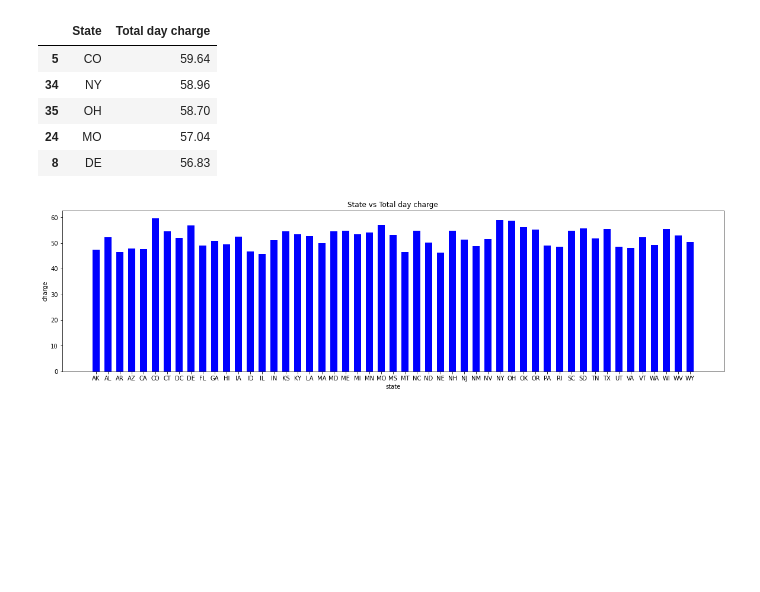
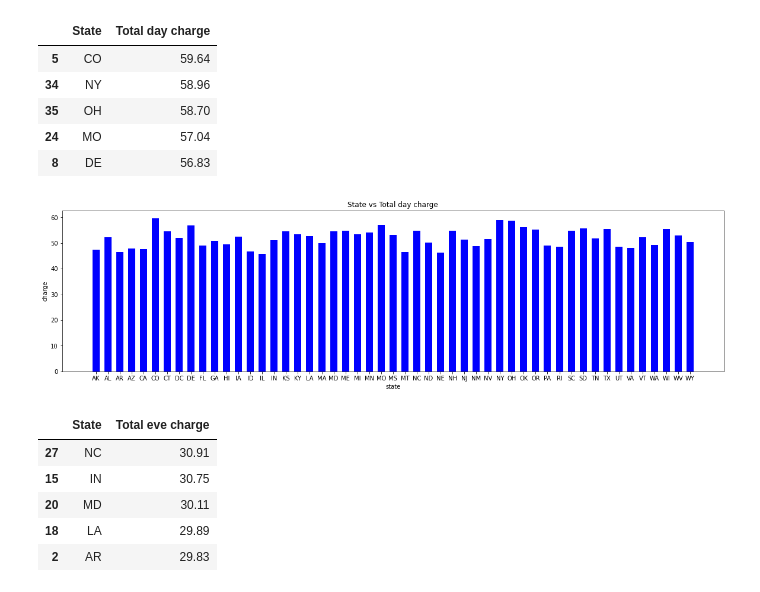
Before and after one commit to shobhi1998/Telecom-Churn-Analysis, a Jupyter notebook: Telecom_Churn_Analysis_Capstone_Project_(1).ipynb, the cells around one changed output. Saved outputs shown, nothing was run; the diff lists cells and outputs as text; code cells hidden in the pictures; blank space fills up the shorter version.

```diff
--- a/Telecom_Churn_Analysis_Capstone_Project_(1).ipynb
+++ b/Telecom_Churn_Analysis_Capstone_Project_(1).ipynb
@@ -311,3 +311,14 @@ plt.title("State vs Total day charge")
 plt.show()
 # %% [output]
 [figure]
+# %%
+# Fetch State with Total eve charge
+hosts_state = df.groupby(['State'])['Total eve charge'].max().reset_index()
+hosts_state.sort_values(by='Total eve charge', ascending=False).head(5)
+# %% [output]
+|  | State | Total eve charge |
+| 27 | NC | 30.91 |
+| 15 | IN | 30.75 |
+| 20 | MD | 30.11 |
+| 18 | LA | 29.89 |
+| 2 | AR | 29.83 |
```
Also changed, not shown: parts of 1 cell of this notebook.
